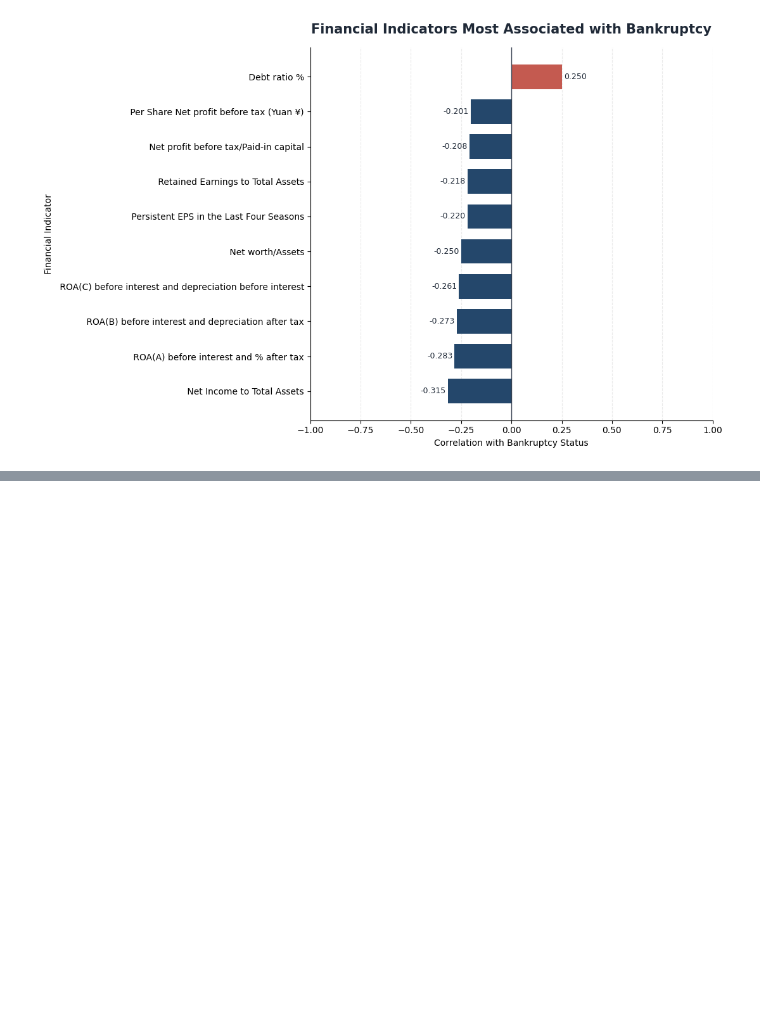
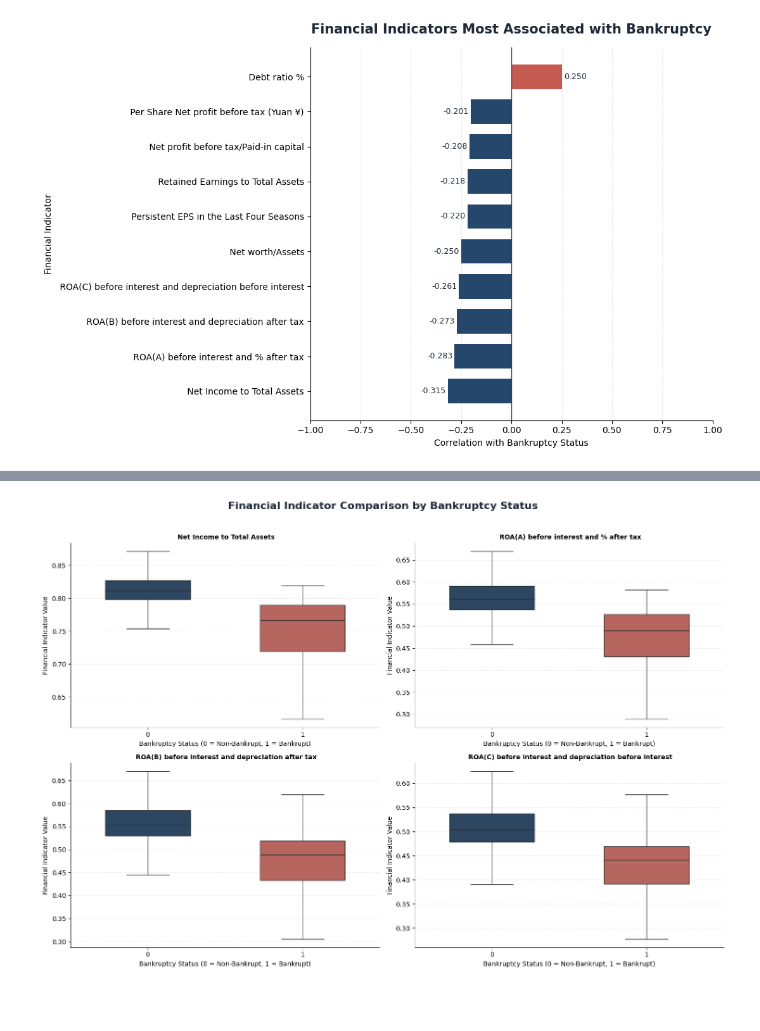
Before and after one commit to Clinton1029/bankruptcy_pred, a Jupyter notebook: Bankruptcy.ipynb, the cells around one changed output, grey strips where cells are left out. Saved outputs shown, nothing was run; the diff lists cells and outputs as text; code cells hidden in the pictures; blank space fills up the shorter version.

```diff
--- a/Bankruptcy.ipynb
+++ b/Bankruptcy.ipynb
@@ -642,0 +647,77 @@ plt.show()
+# %%
+
+# Identify numerical financial indicators in the dataset.
+numeric_columns = df.select_dtypes(include=np.number).columns.tolist()
+
+# Exclude the bankruptcy target from the financial indicators.
+financial_columns = [
+    column for column in numeric_columns if column != "Bankrupt"
+]
+
+# Calculate each financial indicator's correlation with bankruptcy.
+target_correlations = (
+    df[numeric_columns].corr()["Bankrupt"].drop("Bankrupt")
+)
+
+# Select four indicators with the strongest absolute correlations.
+comparison_features = target_correlations.abs().nlargest(4).index.tolist()
+
+# Create a two-by-two grid of boxplots.
+fig, axes = plt.subplots(2, 2, figsize=(15, 10), facecolor="white")
+
+# Add a shared title for the visualization.
+fig.suptitle(
+    "Financial Indicator Comparison by Bankruptcy Status",
+    fontsize=16,
+    fontweight="bold",
+    color="#1F2937",
+    y=1.02
+)
+
+# Define consistent colours for the two bankruptcy classes.
+class_palette = {0: "#24476B", 1: "#C45A50"}
+
+# Loop through the selected indicators and plotting panels.
+for feature, ax in zip(comparison_features, axes.flatten()):
+
+    # Compare the financial indicator across bankruptcy classes.
+    sns.boxplot(
+        data=df,
+        x="Bankrupt",
+        y=feature,
+        hue="Bankrupt",
+        palette=class_palette,
+        legend=False,
+        width=0.55,
+        showfliers=False,
+        ax=ax
+    )
+
+    # Add a clear title for the current indicator.
+    ax.set_title(feature, fontsize=10, fontweight="bold")
+
+    # Label the horizontal axis.
+    ax.set_xlabel("Bankruptcy Status (0 = Non-Bankrupt, 1 = Bankrupt)")
+
+    # Label the vertical axis.
+    ax.set_ylabel("Financial Indicator Value")
+
+    # Apply subtle horizontal gridlines.
+    ax.grid(axis="y", linestyle="--", alpha=0.25)
+
+    # Keep gridlines behind the boxplots.
+    ax.set_axisbelow(True)
+
+    # Remove unnecessary borders.
+    ax.spines["top"].set_visible(False)
+    ax.spines["right"].set_visible(False)
+
+# Adjust subplot spacing.
+plt.tight_layout()
+
+# Display the comparison charts.
+plt.show()
+# %% [output]
+[figure, added]
+# %% [markdown]
+##
```
Also changed, not shown: parts of 1 cell of this notebook.
